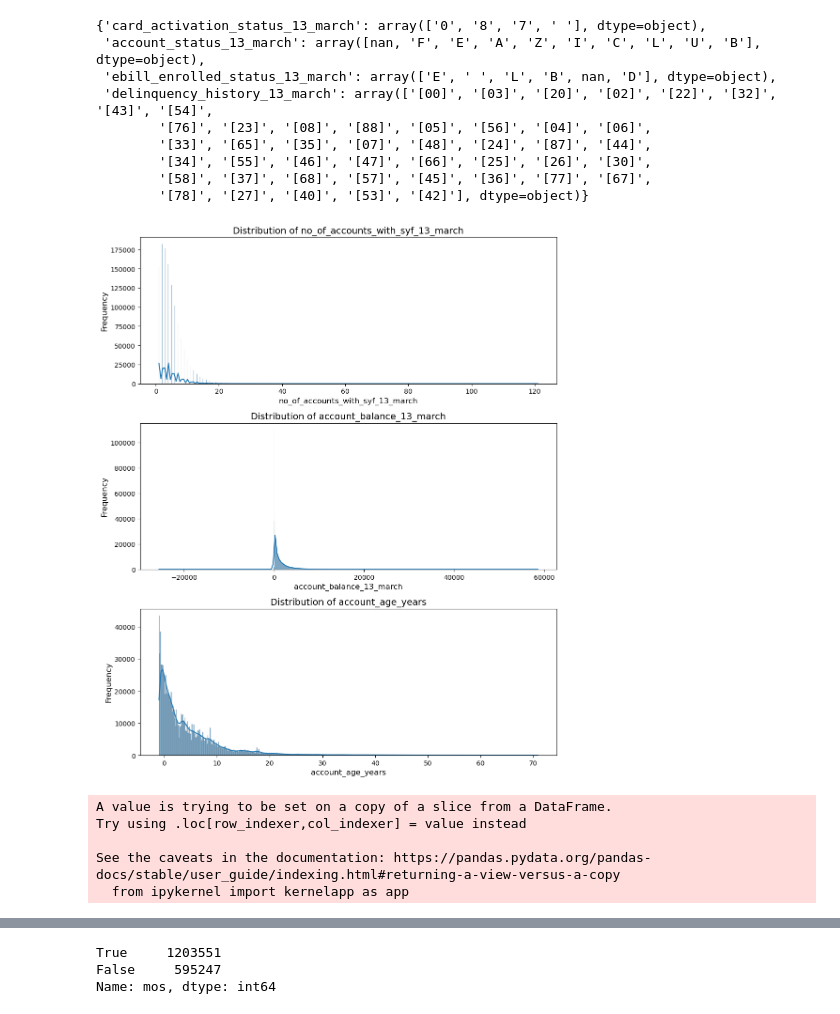
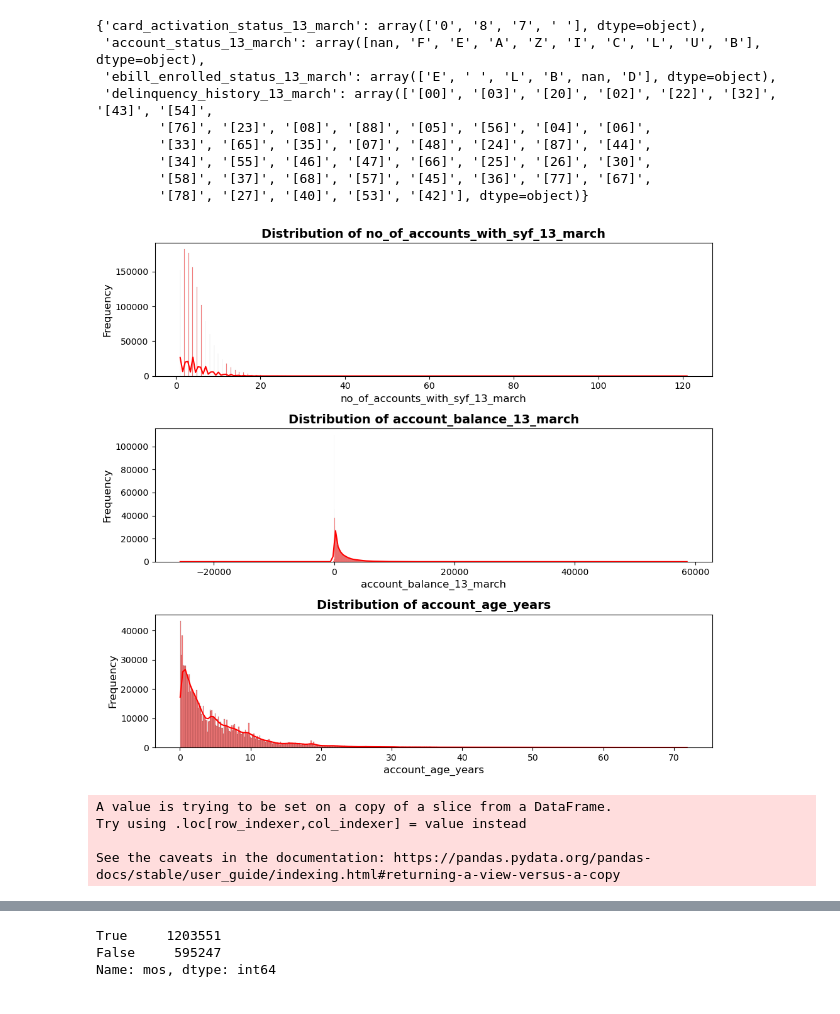
Before and after one commit to Johann-Cardenas/Datathon-2024, a Jupyter notebook: EDA.ipynb, the cells around one changed output, grey strips where cells are left out. Drawn from its saved outputs; the diff is of its cells as text; code cells hidden in the pictures.

```diff
--- a/EDA.ipynb
+++ b/EDA.ipynb
@@ -104,21 +106,12 @@ df_frequencies.head(10)
 # %% [markdown]
 ### **First Step: Filtering Calls that End with TRANSFER**
 # %%
+data['account_open_date_13_march'] = pd.to_datetime(data['account_open_date_13_march'], errors='coerce')
+data['account_open_date_18_march'] = pd.to_datetime(data['account_open_date_18_march'], errors='coerce')
+data['account_age_years'] = data['account_open_date_13_march'].apply(lambda x: (current_analysis_date - x).days / 365.25)
+
 TR_df = data[data['mos'].str.endswith('TR')]
 TR_df.info(), TR_df.head()
-
-
-data['account_open_date_13_march'] = pd.to_datetime(data['account_open_date_13_march'], errors='coerce')
-data['account_open_date_18_march'] = pd.to_datetime(data['account_open_date_18_march'], errors='coerce')
-
-TR_df['account_open_date_13_march'] = pd.to_datetime(TR_df['account_open_date_13_march'], errors='coerce')
-TR_df['account_open_date_18_march'] = pd.to_datetime(TR_df['account_open_date_18_march'], errors='coerce')
-
-# Calculate account age (in years) as of today for analysis
-current_analysis_date = pd.to_datetime('2024-03-23')
-
-data['account_age_years'] = data['account_open_date_13_march'].apply(lambda x: (current_analysis_date - x).days / 365.25)
-TR_df['account_age_years'] = TR_df['account_open_date_13_march'].apply(lambda x: (current_analysis_date - x).days / 365.25)
 # %% [output]
 <class 'pandas.core.frame.DataFrame'>
 Int64Index: 1203551 entries, 0 to 144164
@@ -237,47 +244,51 @@ non_numeric_values
 # %%
 # Define continuous and categorical attributes after encoding.
 continuous_attributes = [
     'no_of_accounts_with_syf_13_march',
     'account_balance_13_march',
     'account_age_years'
 ]
 
 categorical_attributes_encoded = [
     attribute + '_encoded' for attribute in non_numeric_attributes
 ]
 
 # Visualize continuous attributes with distribution plots.
-fig, axes = plt.subplots(nrows=len(continuous_attributes), ncols=1, figsize=(10, 4 * len(continuous_attributes)), dpi=100)
+fig, axes = plt.subplots(nrows=len(continuous_attributes), ncols=1, figsize=(10, 3 * len(continuous_attributes)), dpi=100)
 for i, attribute in enumerate(continuous_attributes):
-    sns.histplot(transferred_calls_df[attribute], kde=True, ax=axes[i])
-    axes[i].set_title(f'Distribution of {attribute}', fontsize=14)
+    sns.histplot(TR_df[attribute], kde=True, ax=axes[i], color='red')
+    axes[i].set_title(f'Distribution of {attribute}', fontsize=14, fontweight='bold')
     axes[i].set_xlabel(attribute, fontsize=12)
     axes[i].set_ylabel('Frequency', fontsize=12)
 plt.tight_layout()
 plt.show()
 # %% [output]
-[figure, old version]
+[figure, new version]
 # %%
 label_encoder = LabelEncoder()
-# Create a new DataFrame to hold the encoded attributes
-encoded_attributes_df = transferred_calls_df[non_numeric_attributes].copy()
-# Apply label encoding to non-numeric attributes and handle missing values
+encoded_TR = TR_df[non_numeric_attributes].copy()
+encoded_data = data[non_numeric_attributes].copy()
+
+
 for attribute in non_numeric_attributes:
     # Fill NaN with a string to indicate missing data
-    encoded_attributes_df[attribute] = encoded_attributes_df[attribute].fillna('Missing')
+    encoded_TR[attribute] = encoded_TR[attribute].fillna('Missing')
+    encoded_data[attribute] = encoded_data[attribute].fillna('Missing')
     # Replace empty spaces with a string to indicate missing data
-    encoded_attributes_df[attribute] = encoded_attributes_df[attribute].replace(' ', 'Missing')
+    encoded_TR[attribute] = encoded_TR[attribute].replace(' ', 'Missing')
+    encoded_data[attribute] = encoded_data[attribute].replace(' ', 'Missing')
     # Apply label encoding
-    encoded_attributes_df[attribute] = label_encoder.fit_transform(encoded_attributes_df[attribute])
+    encoded_TR[attribute] = label_encoder.fit_transform(encoded_TR[attribute])
+    encoded_data[attribute] = label_encoder.fit_transform(encoded_data[attribute])
 
 # Merge the encoded attributes back into the original DataFrame
 for attribute in non_numeric_attributes:
-    transferred_calls_df[attribute + '_encoded'] = encoded_attributes_df[attribute]
+    TR_df[attribute + '_encoded'] = encoded_TR[attribute]
+    data[attribute + '_encoded'] = encoded_data[attribute]
 # %% [output]
 A value is trying to be set on a copy of a slice from a DataFrame.
 Try using .loc[row_indexer,col_indexer] = value instead
 
 See the caveats in the documentation: https://pandas.pydata.org/pandas-docs/stable/user_guide/indexing.html#returning-a-view-versus-a-copy
-  from ipykernel import kernelapp as app
 # %%
 # Visualize categorical attributes with count plots.
```
Also changed, not shown: parts of 23 cells of this notebook, 2 other files.
